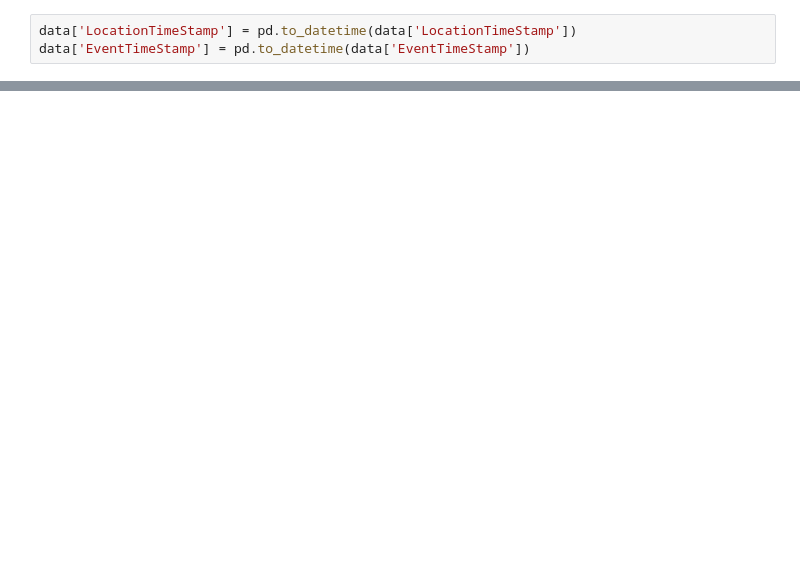
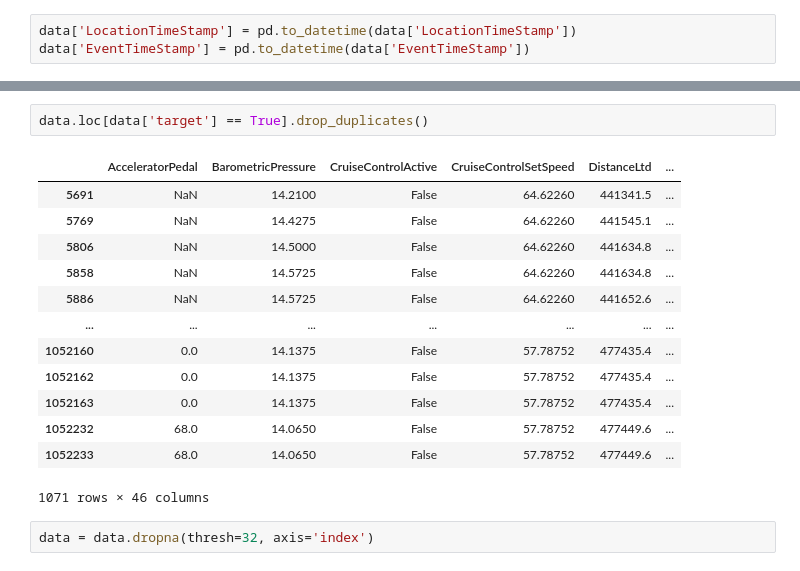
Before and after one commit to nss-data-science-cohort-8/nss-data-science-cohort-8-classroom-big-g-big-g, a Jupyter notebook: notebooks/big_rigs_data_clean.ipynb, the cells around one changed output, grey strips where cells are left out. Cells and saved outputs as stored; diff of their text form; blank space fills up the shorter version.

```diff
--- a/notebooks/big_rigs_data_clean.ipynb
+++ b/notebooks/big_rigs_data_clean.ipynb
@@ -75,0 +155,18 @@ data['target'] = (data['time_until_derate'] > '2 hour') & (data['time_until_dera
+# %%
+data.loc[data['target'] == True].drop_duplicates()
+# %% [output]
+|  | AcceleratorPedal | BarometricPressure | CruiseControlActive | CruiseControlSetSpeed | DistanceLtd | ... |
+| 5691 | NaN | 14.2100 | False | 64.62260 | 441341.5 | ... |
+| 5769 | NaN | 14.4275 | False | 64.62260 | 441545.1 | ... |
+| 5806 | NaN | 14.5000 | False | 64.62260 | 441634.8 | ... |
+| 5858 | NaN | 14.5725 | False | 64.62260 | 441634.8 | ... |
+| 5886 | NaN | 14.5725 | False | 64.62260 | 441652.6 | ... |
+| ... | ... | ... | ... | ... | ... | ... |
+| 1052160 | 0.0 | 14.1375 | False | 57.78752 | 477435.4 | ... |
+| 1052162 | 0.0 | 14.1375 | False | 57.78752 | 477435.4 | ... |
+| 1052163 | 0.0 | 14.1375 | False | 57.78752 | 477435.4 | ... |
+| 1052232 | 68.0 | 14.0650 | False | 57.78752 | 477449.6 | ... |
+| 1052233 | 68.0 | 14.0650 | False | 57.78752 | 477449.6 | ... |
+1071 rows × 46 columns
+# %%
+data = data.dropna(thresh=32, axis='index')
```
Also changed, not shown: parts of 18 cells of this notebook.
